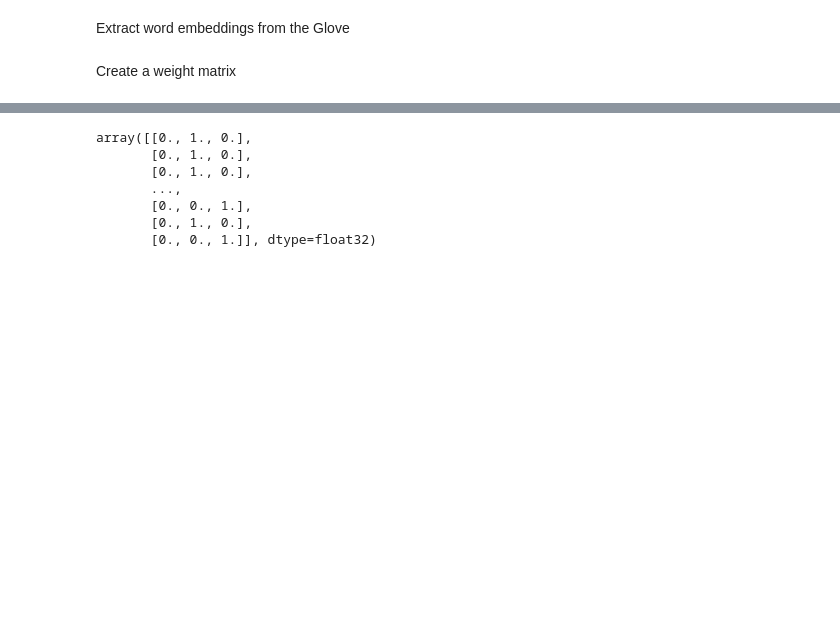
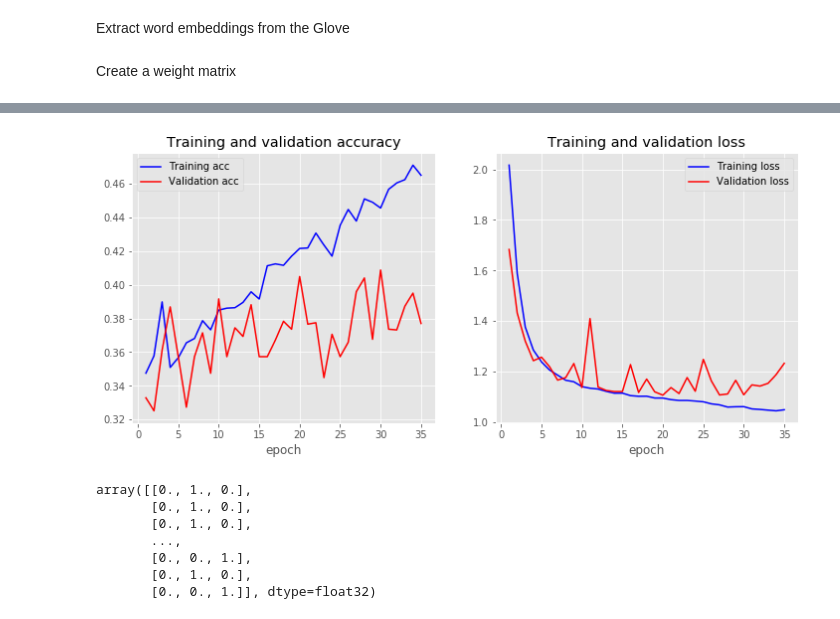
Before and after one commit to zeetaros/ml_nanodegree, a Jupyter notebook: capstone/dev_text_models.ipynb, the cells around one changed output, grey strips where cells are left out. Saved outputs shown, nothing was run; the diff lists cells and outputs as text; code cells hidden in the pictures; blank space fills up the shorter version.

Commit message:
Report: redone preprocessing & retrained CNN and LSTM

```diff
--- a/capstone/dev_text_models.ipynb
+++ b/capstone/dev_text_models.ipynb
@@ -601,9 +619,9 @@ f.close()
 # %% [markdown]
 Create a weight matrix
 # %%
-# vocabulary_size=9000
+# vocabulary_size=6000
 
-embedding_matrix = np.zeros((vocabulary_size, 100))
+embedding_matrix = np.zeros((vocabulary_size, max_sequence_len))
 for word, index in tokenizer.word_index.items():
     if index > vocabulary_size - 1:
         break
@@ -649 +681,11 @@ def build_ConvLSTM(num_classes, vocabulary_size=None, dense_activation=None, opt
     return model
+# %%
+glove_epochs=80
+glove_checkpts = ModelCheckpoint(filepath=os.path.join(os.getcwd(), 'saved_models','text','glove.weights.best.hdf5'),
+                               verbose=1, save_best_only=True)
+es = EarlyStopping(monitor='val_loss', mode='min', verbose=1, patience=15)
+# %%
+glove = build_ConvLSTM(num_classes=num_polarities, vocabulary_size=vocabulary_size,
+                           optimizer=optimizers.adam(lr=0.001), use_glove=True)
+# glove = build_ConvLSTM(num_classes=num_polarities, vocabulary_size=vocabulary_size,
+#                            optimizer='adam', use_glove=True)
@@ -650,5 +710,3 @@ def build_ConvLSTM(num_classes, vocabulary_size=None, dense_activation=None, opt
 # %%
-glove_checkpts = ModelCheckpoint(filepath=os.path.join(os.getcwd() + '/saved_models/text/emotion/glove.weights.best.hdf5'),
-                               verbose=1, save_best_only=True)
-
-glove.fit(x_train, y_train, validation_split=0.4, epochs=1, callbacks=[glove_checkpts], verbose=1)
+!rm './saved_models/text/glove.weights.best.hdf5'
+glove_history=glove.fit(x_train, y_train, validation_split=0.4, epochs=glove_epochs, callbacks=[glove_checkpts, es], verbose=1)
@@ -678,3 +747,7 @@ __Predicting 3 classes: Positive, Negative & Neutral__
+# %%
+plot_history(glove_history)
+# %% [output]
+[figure, added]
 # %%
 z_train
 # %% [output]
```
Also changed, not shown: parts of 49 cells of this notebook, 5 other files.
